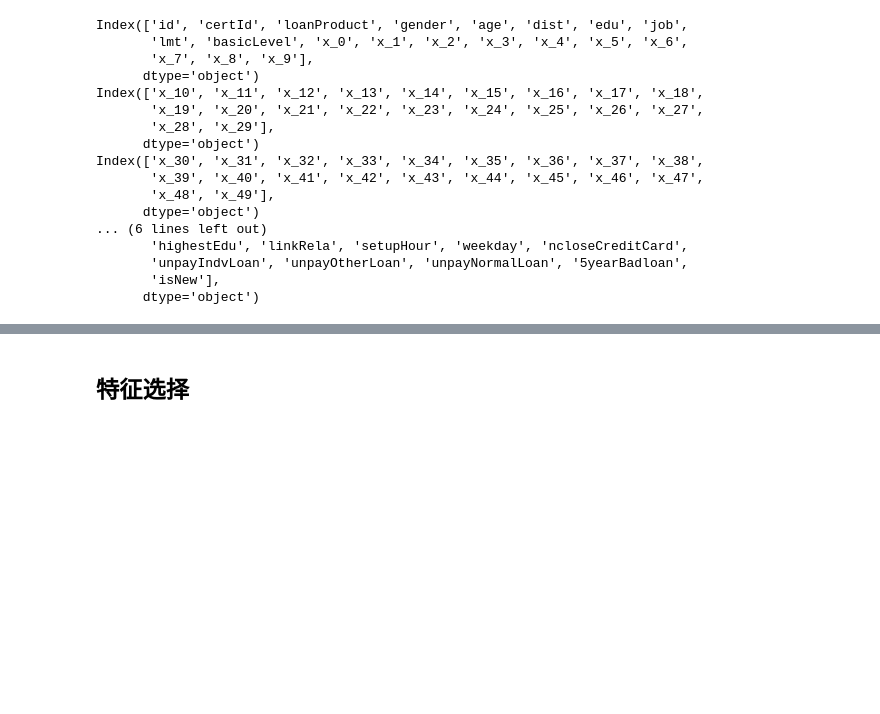
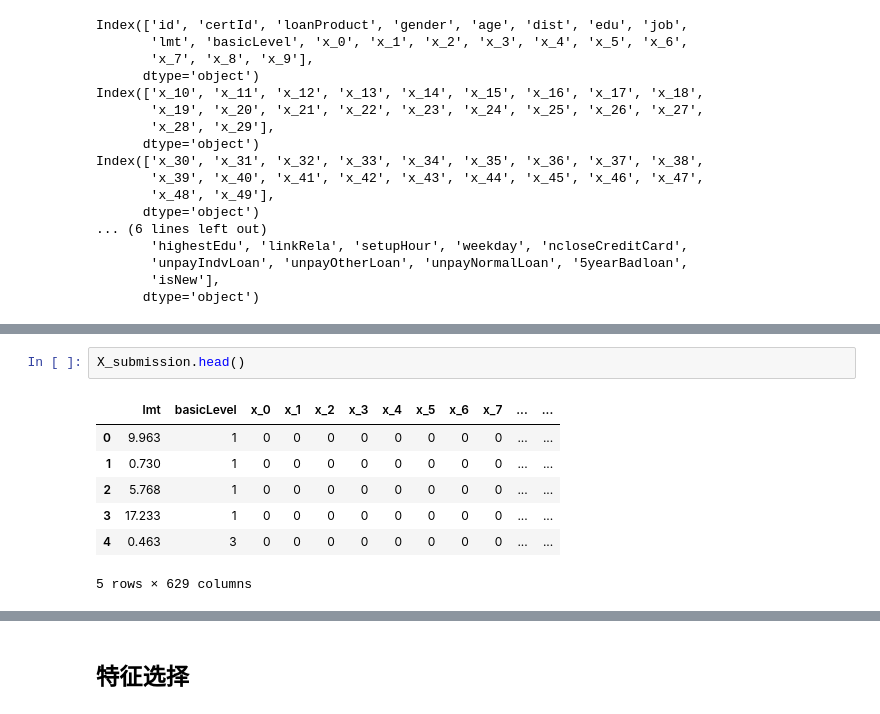
Before and after one commit to baiziru/Ooops, a Jupyter notebook: [Baseline]-Credit-analysis-Prediction-V1.0.1.ipynb, the cells around one changed output, grey strips where cells are left out. Cells and saved outputs as stored; diff of their text form; blank space fills up the shorter version.

```diff
--- a/[Baseline]-Credit-analysis-Prediction-V1.0.1.ipynb
+++ b/[Baseline]-Credit-analysis-Prediction-V1.0.1.ipynb
@@ -419,0 +435,10 @@ feature:
+# %%
+X_submission.head()
+# %% [output]
+|  | lmt | basicLevel | x_0 | x_1 | x_2 | x_3 | x_4 | x_5 | x_6 | x_7 | ... | ... |
+| 0 | 9.963 | 1 | 0 | 0 | 0 | 0 | 0 | 0 | 0 | 0 | ... | ... |
+| 1 | 0.730 | 1 | 0 | 0 | 0 | 0 | 0 | 0 | 0 | 0 | ... | ... |
+| 2 | 5.768 | 1 | 0 | 0 | 0 | 0 | 0 | 0 | 0 | 0 | ... | ... |
+| 3 | 17.233 | 1 | 0 | 0 | 0 | 0 | 0 | 0 | 0 | 0 | ... | ... |
+| 4 | 0.463 | 3 | 0 | 0 | 0 | 0 | 0 | 0 | 0 | 0 | ... | ... |
+5 rows × 629 columns
```
Also changed, not shown: parts of 49 cells of this notebook.
